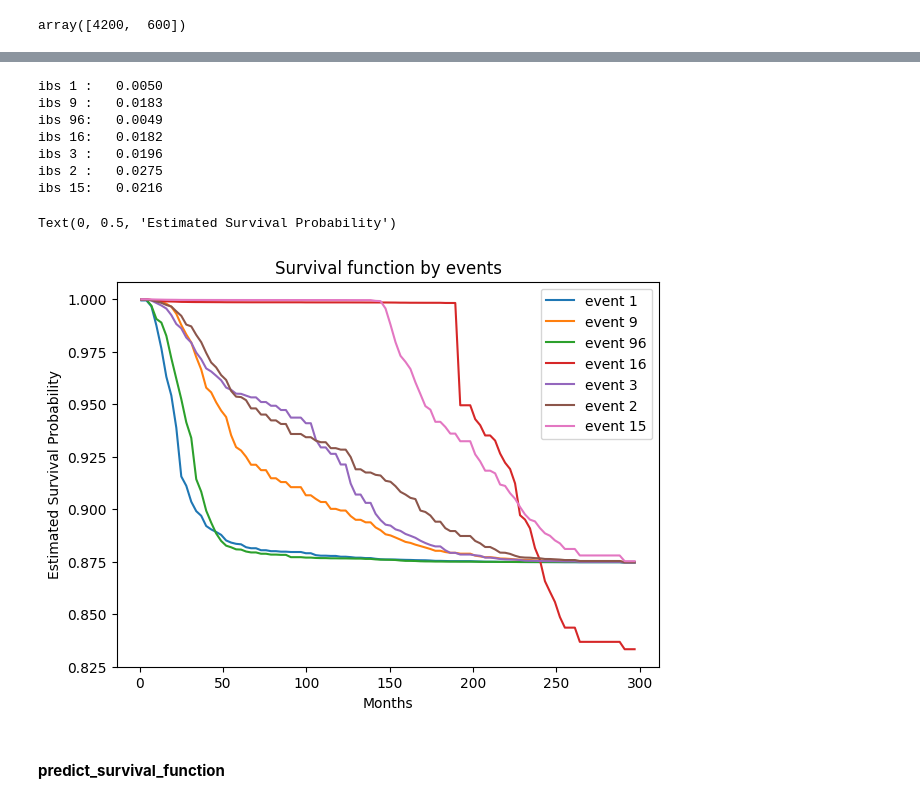
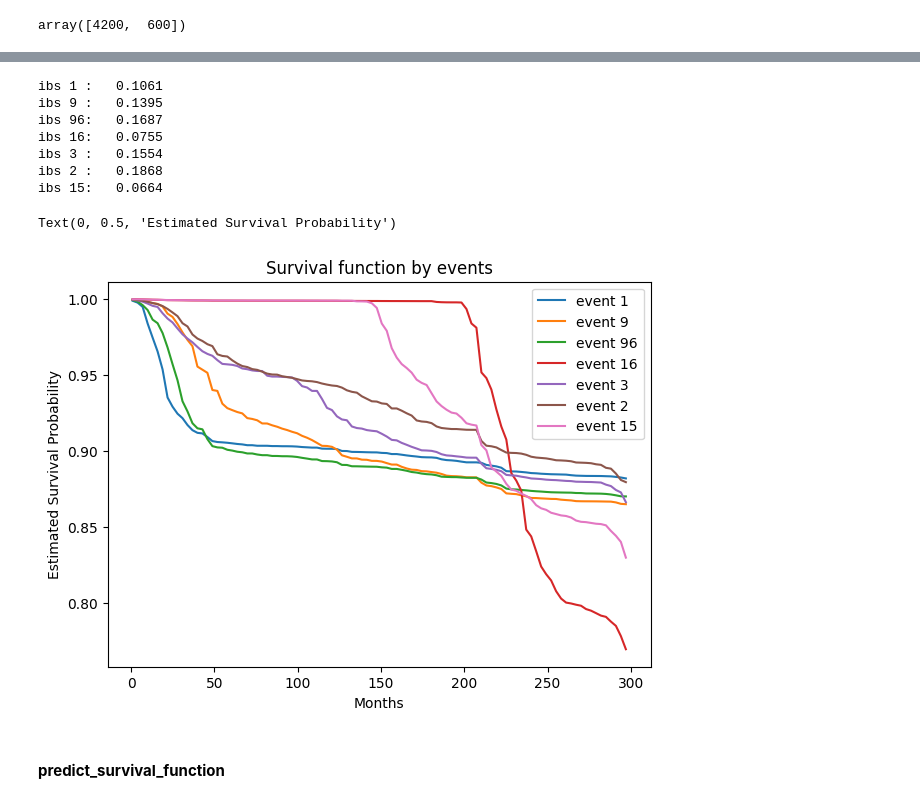
Before and after one commit to iuliivasilev/sys-ttf, a Jupyter notebook: demonstration/loans_model.ipynb, the cells around one changed output, grey strips where cells are left out. Cells and saved outputs as stored; diff of their text form; code cells hidden in the pictures.

```diff
--- a/demonstration/loans_model.ipynb
+++ b/demonstration/loans_model.ipynb
@@ -198,33 +242,34 @@ for i in df.event.unique():
     aj.fit(T, E, event_of_interest=i)
     print('--------')
     curve = 1-aj.cumulative_density_[f'CIF_{i}']
-    #curve_ibs = np.tile(curve, y_test.shape[0]).reshape((curve.shape[0], y_test.shape[0]))
 
-    new_curve, grid = transform_timegrid(curve, aj.cumulative_density_.index)
+    new_curve = transform_timegrid(curve.values, aj.cumulative_density_.index, TIME_GRID).T.astype(float)
     #new_curve_ibs = np.tile(new_curve, y_test.shape[0]).reshape(new_curve.shape[0], y_test.shape[0])
 
   # ibs of model with old time_grid
 
-    ibs_1 = ibs_remain(get_y_event(y_train, [i]),
-                      get_y_event(y_test, [i]),
-                      np.tile(curve, y_test.shape[0]).reshape((curve.shape[0], y_test.shape[0])).T, # curve_ibs
+    ibs_1 = ibs_remain(get_y_event(y_train, [dct[i]]),
+                      get_y_event(y_test, [dct[i]]),
+                      np.repeat(curve.values[np.newaxis, :], y_test.shape[0], axis=0),
+                      # np.tile(curve, y_test.shape[0]).reshape((curve.shape[0], y_test.shape[0])).T, # curve_ibs
                       times=aj.cumulative_density_.index, axis=-1)
 
   # ibs of model with new time_grid
 
-    ibs_2 = ibs_remain(get_y_event(y_train, [i]),
-                      get_y_event(y_test, [i]),
-                      np.tile(new_curve, y_test.shape[0]).reshape(new_curve.shape[0], y_test.shape[0]).T, # new_curve_ibs
-                      times=grid, axis=-1)
+    ibs_2 = ibs_remain(get_y_event(y_train, [dct[i]]),
+                      get_y_event(y_test, [dct[i]]),
+                      np.repeat(new_curve[np.newaxis, :], y_test.shape[0], axis=0),
+                      #np.tile(new_curve, y_test.shape[0]).reshape(new_curve.shape[0], y_test.shape[0]).T, # new_curve_ibs
+                      times=TIME_GRID, axis=-1)
 
     print(f"ibs {i:<2}:   {ibs_1:<4.2f}       {ibs_2:<8.2f}")
 
-    axs[0].plot(grid,
-                new_curve,
-                label=f"event {i}")
-    axs[1].plot(aj.cumulative_density_.index,
-                curve,
-                label=f"event {i}")
+    # axs[0].plot(TIME_GRID,
+    #             new_curve,
+    #             label=f"event {i}")
+    # axs[1].plot(aj.cumulative_density_.index,
+    #             curve,
+    #             label=f"event {i}")
 for i in (0, 1):
   axs[i].set_title(f"Survival function by events {i*'(new grid)'}")
   axs[i].set_xlabel("Months")
@@ -236,9 +339,9 @@ ibs:        old time_grid      new time_grid
 # %% [markdown]
 ## SurvivalBoost (hazardous)
 # %%
-survival_boost = SurvivalBoost(show_progressbar=True).fit(x_train, y_train)
+survival_boost = SurvivalBoost(show_progressbar=True).fit(x_train.iloc[:, :-1], y_train)
 # %%
-x_ = x_test.copy()
+x_ = x_test.iloc[:, :-1].copy()
 x_.MSA.fillna(0, inplace=True)
 # %% [markdown]
 1. **predict_survival_function** - предсказывает вероятность ненаступления любого из событий (т.е. функция выживания для любого события). Вычисляется на основе (2): predict_cumulative_incidence[:, 0, :]
@@ -250,4 +353,4 @@ x_.MSA.fillna(0, inplace=True)
 # %% [markdown]
 #### **predict_cumulative_incidence**
 # %%
-cif = survival_boost.predict_cumulative_incidence(x_)
+cif = survival_boost.predict_cumulative_incidence(x_, times=TIME_GRID)
@@ -272,29 +385,29 @@ plt.step(TIME_GRID, sf[-6])
 # %%
 fig, axs = plt.subplots(figsize=(7, 5))
 for i in df.event.unique():
   if i:
     sf = 1-cif[:, dct[i], :]
-    sf = transform_timegrid(sf, survival_boost.time_grid_, TIME_GRID)
+    # sf = transform_timegrid(sf, survival_boost.time_grid_, TIME_GRID)
     sf = transform_curves(sf)
     ibs =  ibs_remain(get_y_event(y_train, [dct[i]]),
                        get_y_event(y_test, [dct[i]]), sf,
                        times=TIME_GRID, axis=-1)
     print(f"ibs {i:<2}:   {ibs:<4.4f}")
     axs.plot(TIME_GRID, sf.mean(axis=0), label=(f"event {i}"))
 axs.legend()
 axs.set_title(f"Survival function by events")
 axs.set_xlabel("Months")
 axs.set_ylabel("Estimated Survival Probability")
 # %% [output]
-ibs 1 :   0.0050
-ibs 9 :   0.0183
-ibs 96:   0.0049
-ibs 16:   0.0182
-ibs 3 :   0.0196
-ibs 2 :   0.0275
-ibs 15:   0.0216
+ibs 1 :   0.1061
+ibs 9 :   0.1395
+ibs 96:   0.1687
+ibs 16:   0.0755
+ibs 3 :   0.1554
+ibs 2 :   0.1868
+ibs 15:   0.0664
 Text(0, 0.5, 'Estimated Survival Probability')
-[figure, old version]
+[figure, new version]
 # %% [markdown]
 #### **predict_survival_function**
 # %%
```
Also changed, not shown: parts of 27 cells of this notebook.
